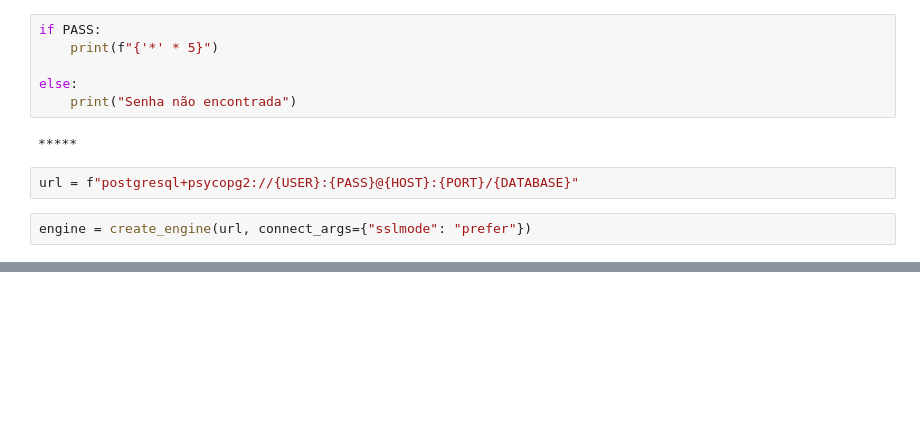
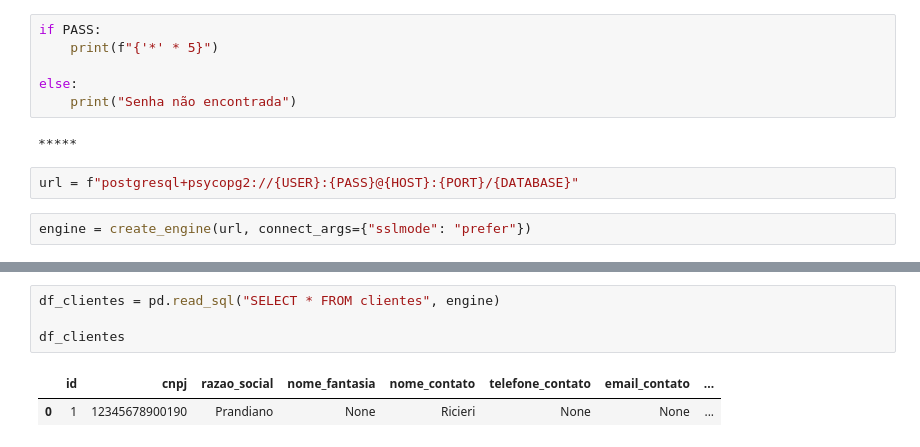
Before and after one commit to luissegamarchi/palete_caixa, a Jupyter notebook: db_aula.ipynb, the cells around one changed output, grey strips where cells are left out. Saved outputs shown, nothing was run; the diff lists cells and outputs as text; blank space fills up the shorter version.

```diff
--- a/db_aula.ipynb
+++ b/db_aula.ipynb
@@ -42,0 +237,7 @@ df_tabelas
+# %%
+df_clientes = pd.read_sql("SELECT * FROM clientes", engine)
+
+df_clientes
+# %% [output]
+|  | id | cnpj | razao_social | nome_fantasia | nome_contato | telefone_contato | email_contato | ... |
+| 0 | 1 | 12345678900190 | Prandiano | None | Ricieri | None | None | ... |
```
Also changed, not shown: parts of 23 cells of this notebook, 2 other files.
